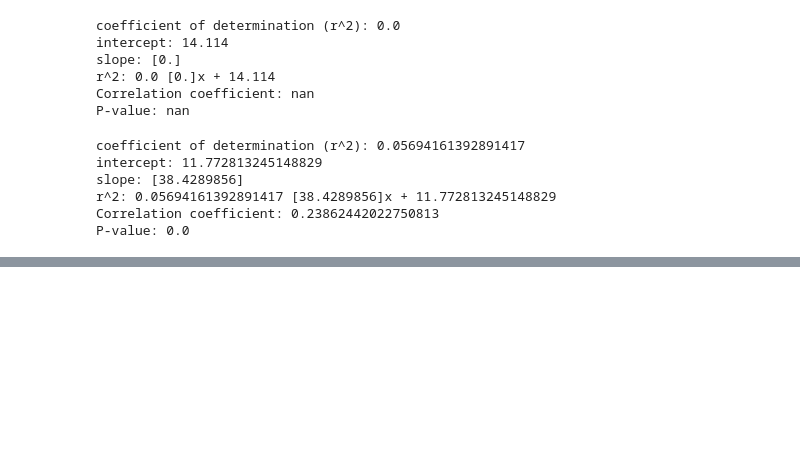
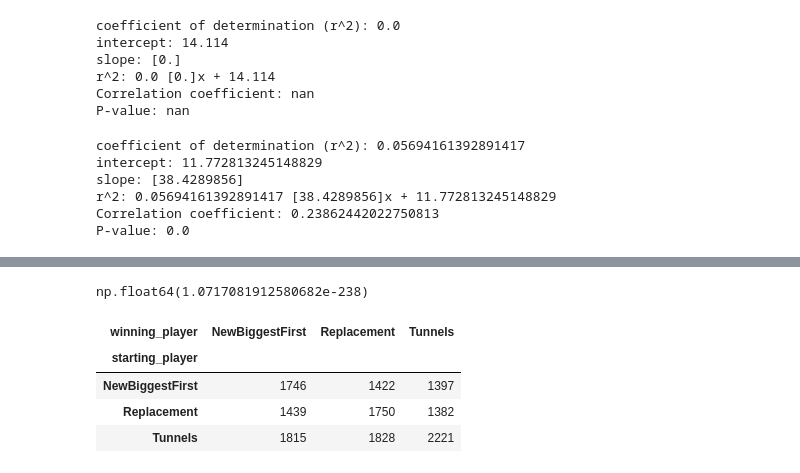
Before and after one commit to P-Hicks/SeniorResearchProject, a Jupyter notebook: notebooks_stats_and_tests.ipynb, the cells around one changed output, grey strips where cells are left out. Cells and saved outputs as stored; diff of their text form; code cells hidden in the pictures; blank space fills up the shorter version.

```diff
--- a/notebooks_stats_and_tests.ipynb
+++ b/notebooks_stats_and_tests.ipynb
@@ -563,0 +624,35 @@ P-value: 0.0
+# %%
+from scipy.stats import chi2_contingency
+
+res = chi2_contingency(crosstab)
+res.pvalue
+# print(f' chi2={chi2}, p={p}, dof={dof}, ex={ex}')
+# %% [output]
+np.float64(1.0717081912580682e-238)
+# %%
+from notebook_utils.queries import run_query_file
+import pandas as pd
+data = run_query_file('sql_queries/get_starting_player_and_winning_player.sql')
+# print(data)
+
+_i_df = {
+    'id':[i[0] for i in data],
+    'numplayers': [i[1] for i in data],
+    'starting_player': [i[2] for i in data],
+    'winning_player': [i[3] for i in data],
+}
+
+player_winds_df = pd.DataFrame(_i_df)
+player_winds_df = player_winds_df[player_winds_df['numplayers'] == 3]
+# player_winds_df = player_winds_df[player_winds_df['winning_player'] !=  "Tunnels"]
+crosstab = pd.crosstab(
+    player_winds_df['starting_player'],
+    player_winds_df['winning_player'],
+)
+crosstab
+# %% [output]
+| winning_player | NewBiggestFirst | Replacement | Tunnels |
+| starting_player |  |  |  |
+| NewBiggestFirst | 1746 | 1422 | 1397 |
+| Replacement | 1439 | 1750 | 1382 |
+| Tunnels | 1815 | 1828 | 2221 |
```
Also changed, not shown: parts of 3 cells of this notebook, 2 other files.
